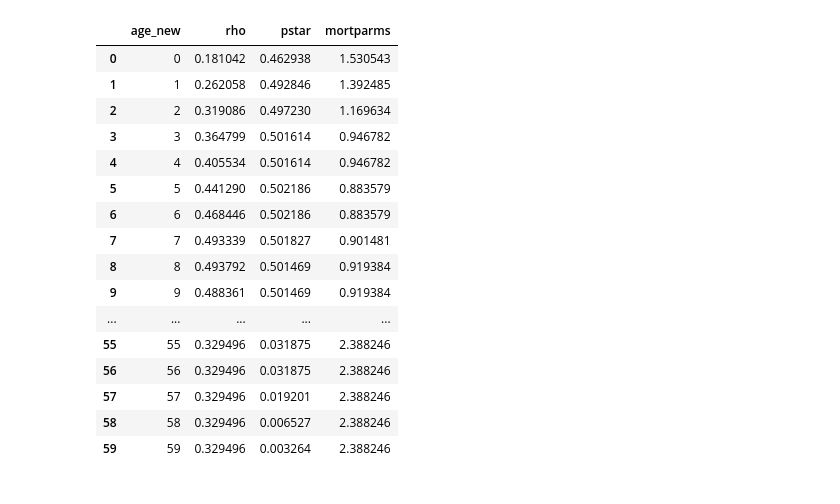
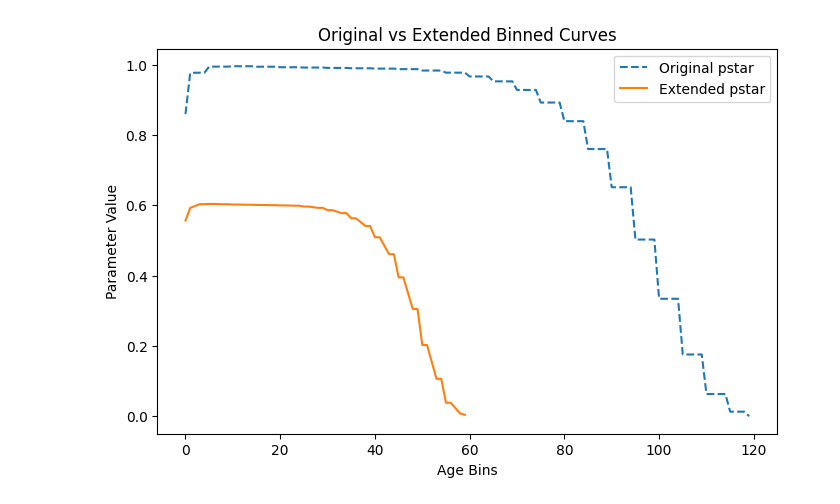
Before and after one commit to yutongliang723/CSH_ABM_2024, a Jupyter notebook: test.ipynb, the cells around one changed output. Drawn from its saved outputs; the diff is of its cells as text; code cells hidden in the pictures.

```diff
--- a/test.ipynb
+++ b/test.ipynb
@@ -36,20 +40,48 @@ plt.show()
-# %%
-binned_vec
-# %% [output]
-|  | age_new | rho | pstar | mortparms |
-| 0 | 0 | 0.181042 | 0.462938 | 1.530543 |
-| 1 | 1 | 0.262058 | 0.492846 | 1.392485 |
-| 2 | 2 | 0.319086 | 0.497230 | 1.169634 |
-| 3 | 3 | 0.364799 | 0.501614 | 0.946782 |
-| 4 | 4 | 0.405534 | 0.501614 | 0.946782 |
-| 5 | 5 | 0.441290 | 0.502186 | 0.883579 |
-| 6 | 6 | 0.468446 | 0.502186 | 0.883579 |
-| 7 | 7 | 0.493339 | 0.501827 | 0.901481 |
-| 8 | 8 | 0.493792 | 0.501469 | 0.919384 |
-| 9 | 9 | 0.488361 | 0.501469 | 0.919384 |
-| ... | ... | ... | ... | ... |
-| 55 | 55 | 0.329496 | 0.031875 | 2.388246 |
-| 56 | 56 | 0.329496 | 0.031875 | 2.388246 |
-| 57 | 57 | 0.329496 | 0.019201 | 2.388246 |
-| 58 | 58 | 0.329496 | 0.006527 | 2.388246 |
-| 59 | 59 | 0.329496 | 0.003264 | 2.388246 |
+# %%
+import pandas as pd
+import numpy as np
+import matplotlib.pyplot as plt
+
+vec1 = pd.read_csv('demog_vectors.csv')
+vec1 = vec1.rename_axis('age').reset_index()
+
+new_max_age = 60
+
+other_para = ['rho', 'pstar', 'mortparms']
+
+bins = pd.cut(vec1['age'], bins=new_max_age)
+binned_vec = pd.DataFrame()
+
+for col in other_para:
+    binned_col = vec1.groupby(bins, observed=False).agg({col: 'mean'}).reset_index()
+    binned_vec[col] = binned_col[col]
+
+
+def extend_tail(values, start_idx, decay_rate=0.5):
+    for i in range(start_idx, len(values)):
+        values[i] = values[i] * np.exp(-decay_rate)
+        # values[i] = values[i] * 1
+    return values
+
+start_idx = int(0.02 * len(binned_vec))
+start_idx = 0
+
+for col in ['pstar']:
+    binned_vec[col] = extend_tail(binned_vec[col].values, start_idx)
+
+
+bin_centers = [interval.mid for interval in binned_col['age']]
+binned_vec = binned_vec.rename_axis('age_new').reset_index()
+
+plt.figure(figsize=(8, 5))
+for col in ['pstar']:
+    plt.plot(vec1.index, vec1[col], label=f'Original {col}', linestyle='dashed')
+    plt.plot(binned_vec.index, binned_vec[col], label=f'Extended {col}')
+
+plt.xlabel('Age Bins')
+plt.ylabel('Parameter Value')
+plt.title('Original vs Extended Binned Curves')
+plt.legend()
+plt.show()
+# %% [output]
+[figure, added]
```
Also changed, not shown: parts of 2 cells of this notebook, 5 other files.
